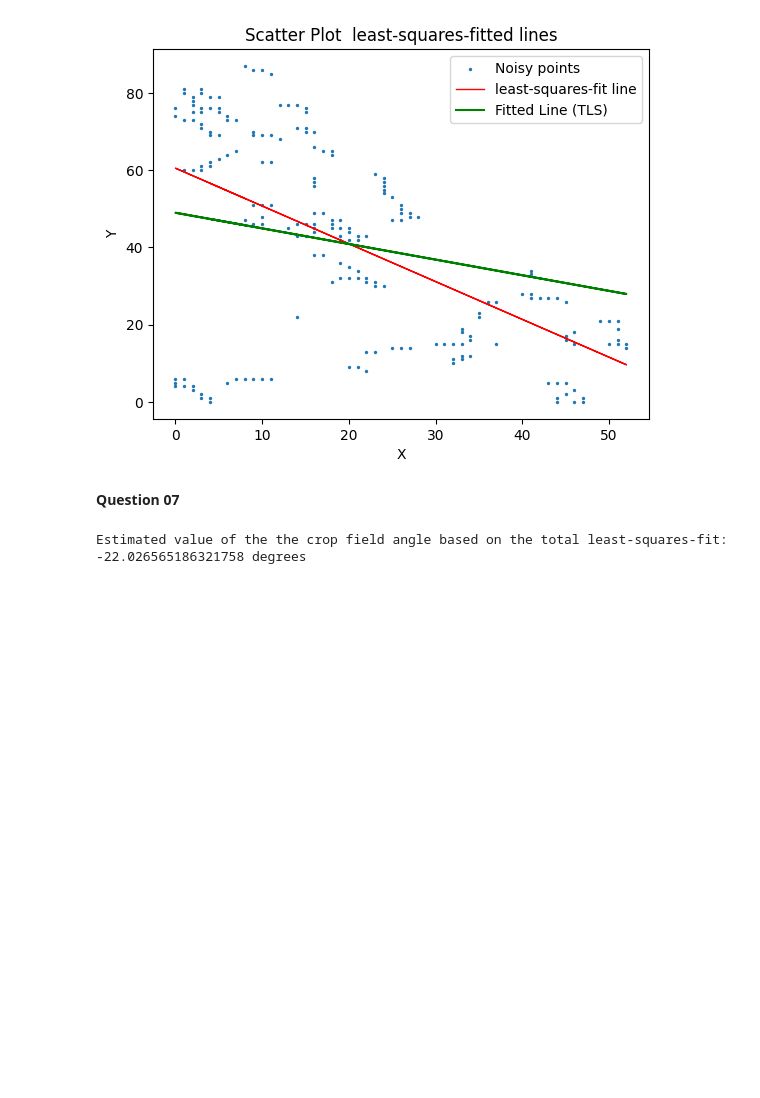
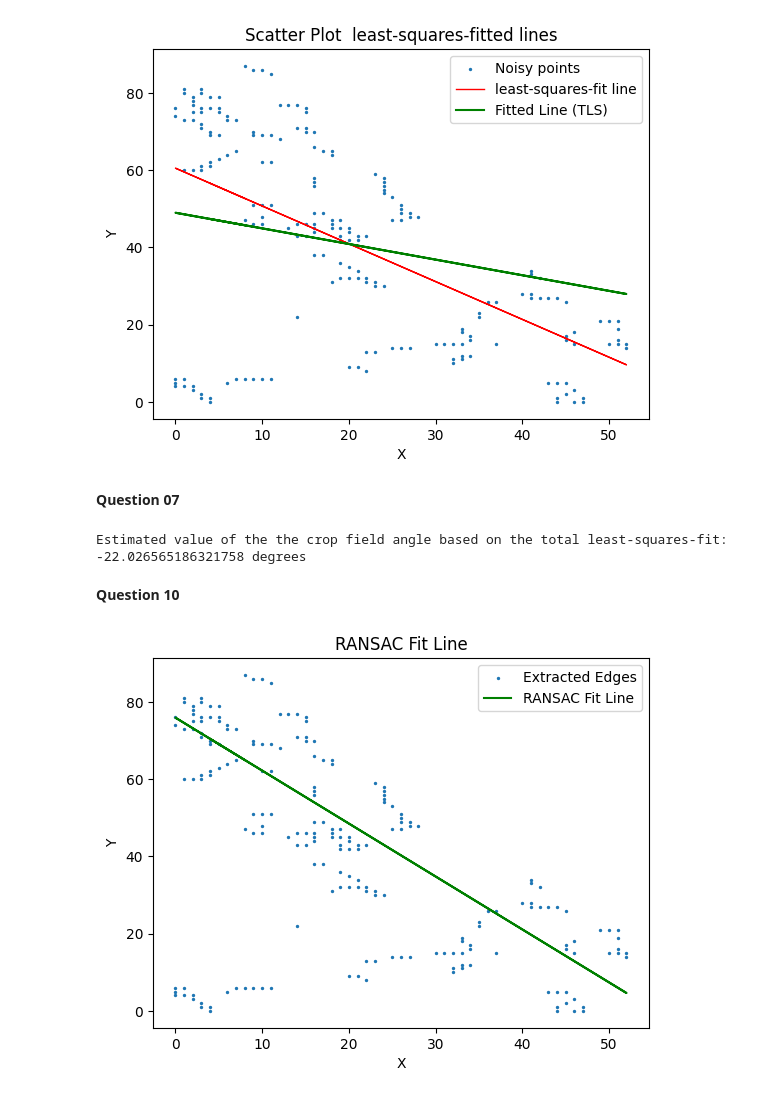
Before and after one commit to thej20d/VS-NEW, a Jupyter notebook: Assignment/Assignment 02/Assignment 2.ipynb, the cells around one changed output. Saved outputs shown, nothing was run; the diff lists cells and outputs as text; code cells hidden in the pictures; blank space fills up the shorter version.

```diff
--- a/Assignment/Assignment 02/Assignment 2.ipynb
+++ b/Assignment/Assignment 02/Assignment 2.ipynb
@@ -182,3 +182,42 @@ slope = np.arctan(m_t)*180/np.pi
 print("Estimated value of the the crop field angle based on the total least-squares-fit:", slope, "degrees")
 # %% [output]
 Estimated value of the the crop field angle based on the total least-squares-fit: -22.026565186321758 degrees
+# %% [markdown]
+**Question 10**
+# %%
+from sklearn.linear_model import RANSACRegressor
+import cv2 as cv
+import numpy as np
+import matplotlib.pyplot as plt
+
+img = cv.imread('Crop_field_cropped.jpg', cv.IMREAD_GRAYSCALE)
+
+
+edges = cv.Canny(img, 550 , 690)
+indices = np.where(edges != [0])
+x = indices[1]
+y = indices[0]
+
+# Initialize RANSAC model
+ransac = RANSACRegressor()
+
+# Fit RANSAC model
+ransac.fit(x.reshape(-1, 1), y)
+
+# Extract slope and intercept
+m_ransac = ransac.estimator_.coef_[0]
+c_ransac = ransac.estimator_.intercept_
+
+# Calculate y values for the RANSAC fit line
+y_ransac = m_ransac * x + c_ransac
+
+# Plot scatter plot and RANSAC fit line
+plt.scatter(x, y, s=2, label='Extracted Edges')
+plt.plot(x, y_ransac, color='green', label='RANSAC Fit Line')
+plt.title('RANSAC Fit Line')
+plt.xlabel('X')
+plt.ylabel('Y')
+plt.legend()
+plt.show()
+# %% [output]
+[figure, added]
```
